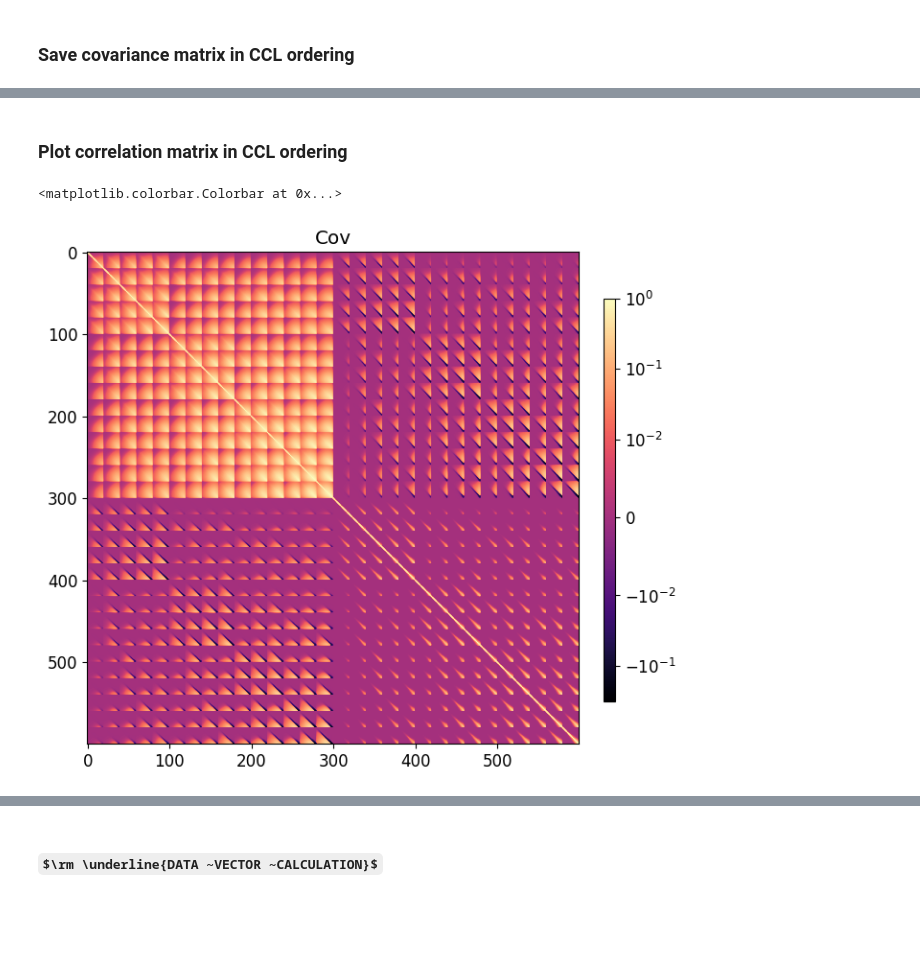
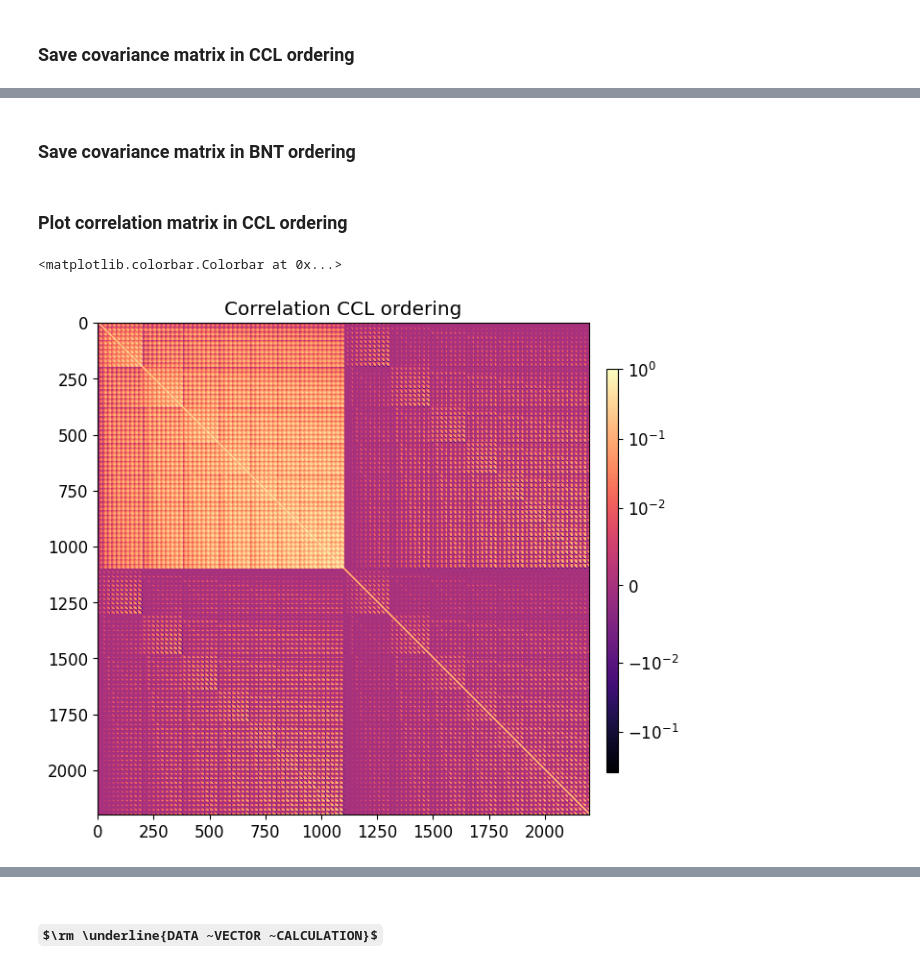
Before and after one commit to lvanwaerbeke/BNT, a Jupyter notebook: get_cov.ipynb, the cells around one changed output, grey strips where cells are left out. Saved outputs shown, nothing was run; the diff lists cells and outputs as text; code cells hidden in the pictures; some formulas as TeX source; blank space fills up the shorter version.

```diff
--- a/get_cov.ipynb
+++ b/get_cov.ipynb
@@ -129,17 +133,18 @@ theta_N = 20
 #  include non gaussian contribution 0/1
 do_ng = 0
 
-area = 1000
+area = 20000
 shape_noise = 0.4
 n_gal_eff = 2.6,2.6,2.6,2.6,2.6,2.6,2.6,2.6,2.6,2.6
 
 # source and lens n(z) w/o tomography
-source_nbins = 5
+source_nbins = 10
 lens_nbins = 2
 nz_path = '/Users/waerbeke/Documents/RESEARCH/cosmocov/CosmoCov-master/covs/zdistris/'
 #source_nz_path = nz_path+'source_test.nz'
-source_nz_path = nz_path+'source_lssty1.nz'
-#source_nz_path = nz_path+'source_LSST_10bins.dat'
+
+#source_nz_path = nz_path+'source_lssty1.nz'
+source_nz_path = nz_path+'source_LSST_10bins.dat'
 lens_nz_path = nz_path+'lens_test.nz'
 #lens_nz_path = nz_path+'lens_lssty1.nz'
 
@@ -280,0 +281,17 @@ hdul.writeto(fits_filename, overwrite=True)
+# %%
+def ccl2bnt(i,j,ntomo,ntheta):
+    k,kprime = 1+math.floor(i/ntheta),1+math.floor(j/ntheta)
+    a = i*ntomo+ntheta*ntomo+k*(1-ntomo*ntheta)
+    b = j*ntomo+ntheta*ntomo+kprime*(1-ntomo*ntheta)
+    return a,b
+# %%
+cov_tot_BNT_order = np.zeros((n_entries,n_entries))
+
+ishift = int(n_entries/2)
+for i in range(int(n_entries/2)):
+    for j in range(int(n_entries/2)):
+        ia,ib = ccl2bnt(i,j,int(tomo_nbins/2),theta_N)
+        cov_tot_BNT_order[ia-1,ib-1] = cov_tot[i,j]
+        cov_tot_BNT_order[ia-1+ishift,ib-1+ishift] = cov_tot[i+ishift,j+ishift]
+        cov_tot_BNT_order[ia-1,ib-1+ishift] = cov_tot[i,j+ishift]
+        cov_tot_BNT_order[ia-1+ishift,ib-1] = cov_tot[i+ishift,j]
@@ -280,0 +311,2 @@ hdul.writeto(fits_filename, overwrite=True)
+# %% [markdown]
+### Save covariance matrix in BNT ordering
@@ -283,16 +321,19 @@ hdul.writeto(fits_filename, overwrite=True)
 # %%
 ndata = n_entries
 pp_norm = np.zeros((ndata,ndata))
+pp_BNT_norm = np.zeros((ndata,ndata))
+
 for i in range(ndata):
     for j in range(ndata):
         pp_norm[i,j] = cov_tot[i,j]/ np.sqrt(cov_tot[i,i]*cov_tot[j,j])
+        pp_BNT_norm[i,j] = cov_tot_BNT_order[i,j]/ np.sqrt(cov_tot_BNT_order[i,i]*cov_tot_BNT_order[j,j])
 # %%
 fig, axs = plt.subplots(1, 1, figsize=(6,6))
 
 im = axs.imshow(pp_norm,cmap='magma',norm=matplotlib.colors.SymLogNorm(0.01))
-axs.set_title("Cov")
+axs.set_title("Correlation CCL ordering")
 cbar_ax = fig.add_axes([1., 0.15, 0.02, 0.7])
 fig.colorbar(im,cax=cbar_ax)
 # %% [output]
 <matplotlib.colorbar.Colorbar at 0x...>
-[figure, old version]
+[figure, new version]
```
Also changed, not shown: parts of 37 cells of this notebook, 1 other file.
